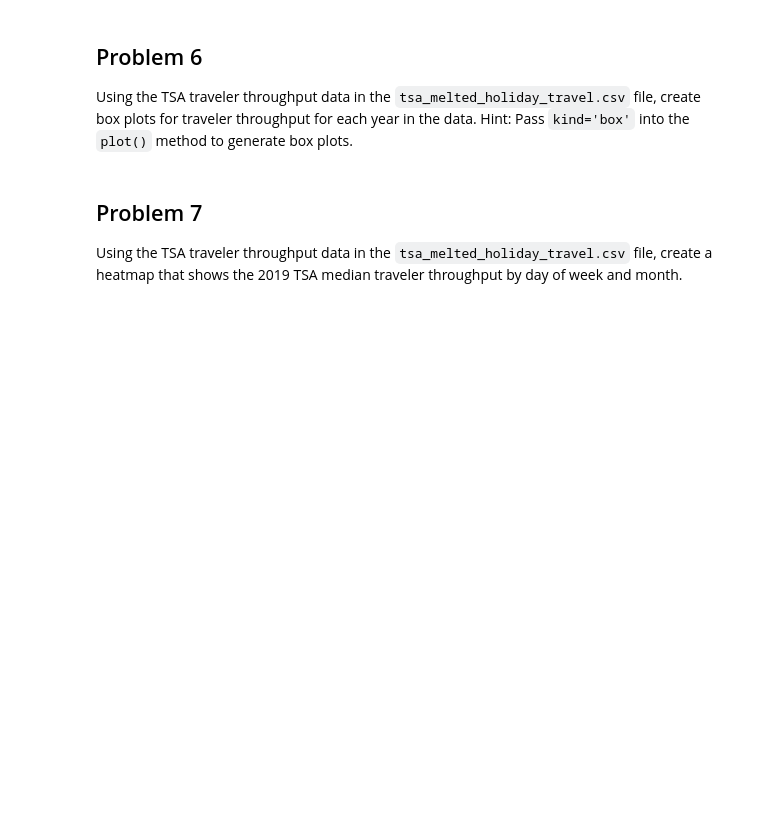
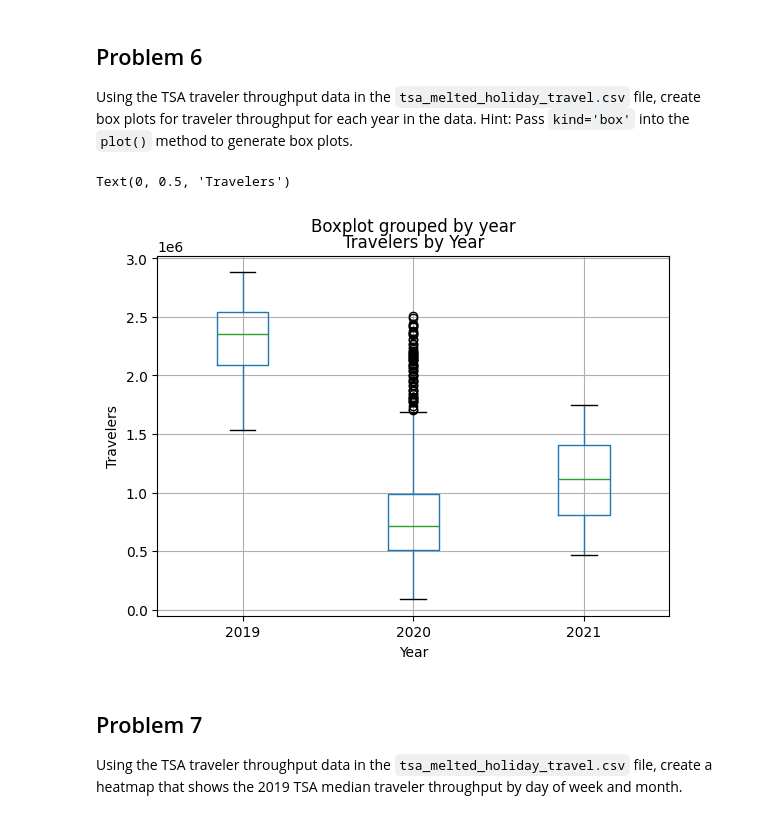
Before and after one commit to SU-IST707-FS25/week-1-materials-zseidel18, a Jupyter notebook: assignment.ipynb, the cells around one changed output. Cells and saved outputs as stored; diff of their text form; code cells hidden in the pictures; blank space fills up the shorter version.

```diff
--- a/assignment.ipynb
+++ b/assignment.ipynb
@@ -102,7 +132,18 @@ Using the taxi trip data in the `2019_Yellow_Taxi_Trip_Data.csv` file, resample
 
 Using the TSA traveler throughput data in the `tsa_melted_holiday_travel.csv` file, create box plots for traveler throughput for each year in the data. Hint: Pass `kind='box'` into the `plot()` method to generate box plots.
 # %%
-# Your code here
+import matplotlib.pyplot as plt
+
+tsa = pd.read_csv("data/tsa_melted_holiday_travel.csv", parse_dates = True, index_col = "date")
+
+tsa.boxplot(column = "travelers", by = "year")
+
+plt.title("Travelers by Year")
+plt.xlabel("Year")
+plt.ylabel("Travelers")
+# %% [output]
+Text(0, 0.5, 'Travelers')
+[figure, added]
 # %% [markdown]
 <!-- @q -->
 ## Problem 7
```
Also changed, not shown: parts of 6 cells of this notebook.
